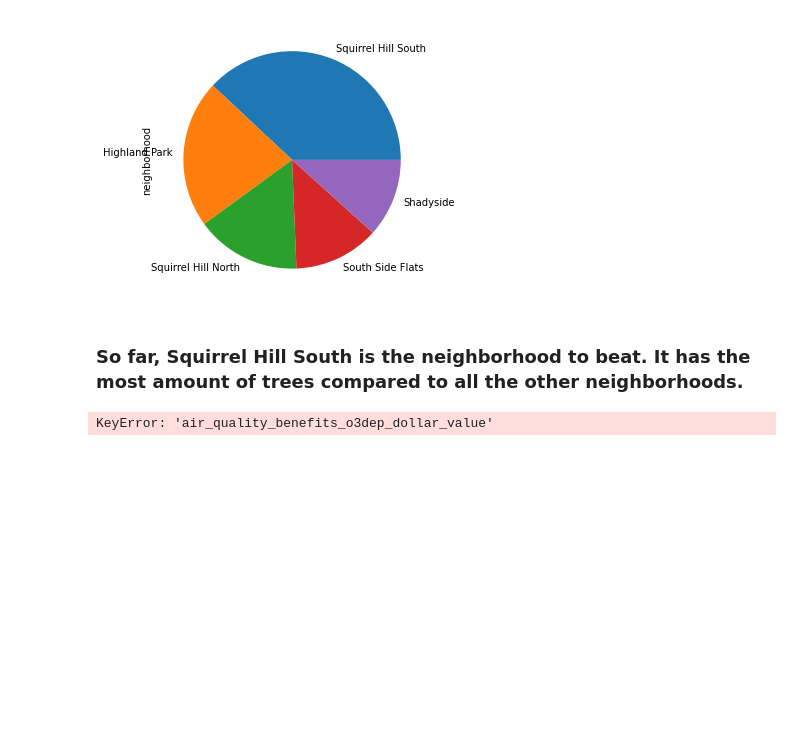
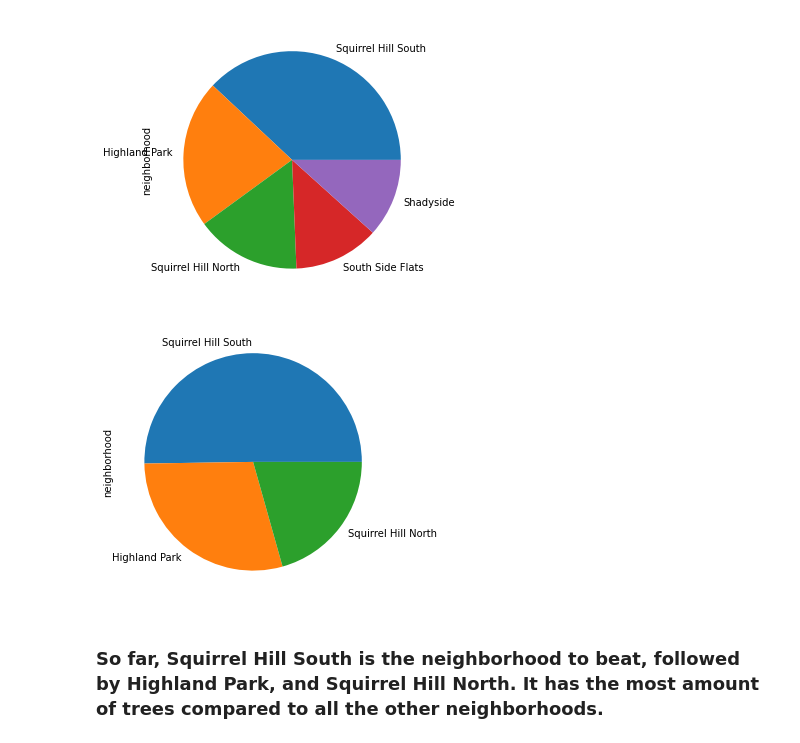
Before and after one commit to jackerman76/BigIdeasFinal, a Jupyter notebook: Trees/Trees.ipynb, the cells around one changed output. Drawn from its saved outputs; the diff is of its cells as text; code cells hidden in the pictures; blank space fills up the shorter version.

```diff
--- a/Trees/Trees.ipynb
+++ b/Trees/Trees.ipynb
@@ -59,11 +59,10 @@ tL = tN.head(5)
 plot = tL.plot.pie(subplots=True, figsize=(10, 5))
 # %% [output]
 [figure]
+# %%
+tL = tN.head(3)
+plot = tL.plot.pie(subplots=True, figsize=(10, 5))
+# %% [output]
+[figure, added]
 # %% [markdown]
-### So far, Squirrel Hill South is the neighborhood to beat. It has the most amount of trees compared to all the other neighborhoods.
+### So far, Squirrel Hill South is the neighborhood to beat, followed by Highland Park, and Squirrel Hill North. It has the most amount of trees compared to all the other neighborhoods.
-# %%
-t1 = t.groupby(["air_quality_benefits_o3dep_dollar_value"])["neighborhood"].count()
-t1.sort_values(ascending=False, inplace=True)
-t1
-# %% [output]
-KeyError: 'air_quality_benefits_o3dep_dollar_value'
```
Also changed, not shown: parts of 2 cells of this notebook.
